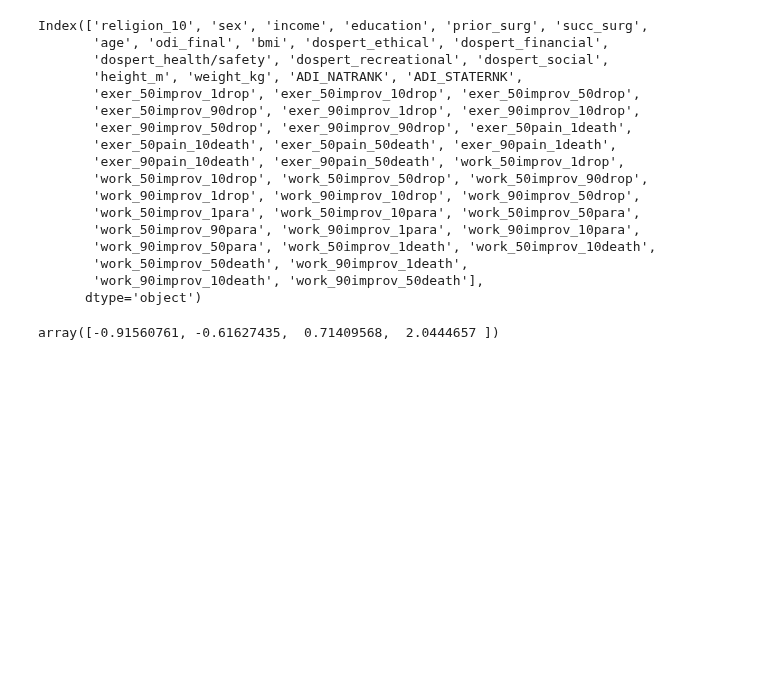
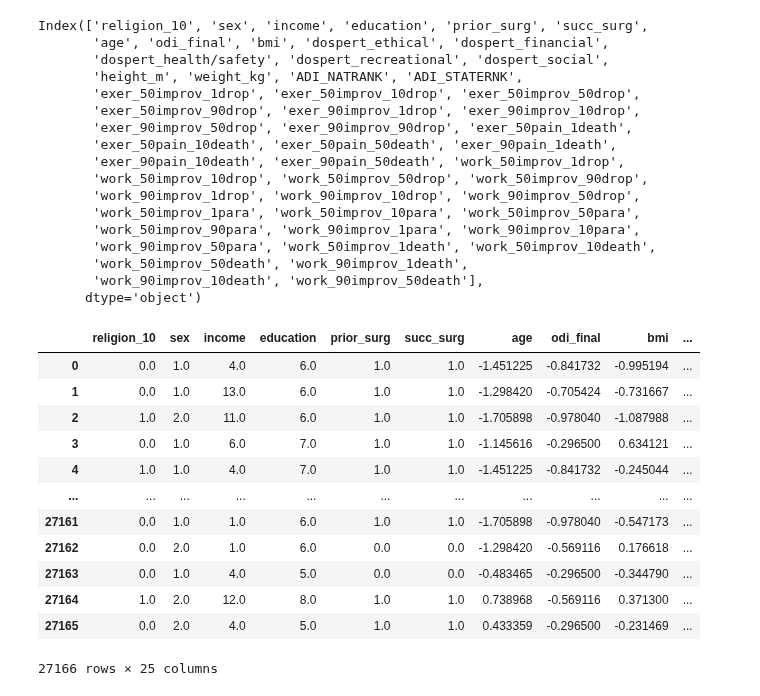
Before and after one commit to evanyfyip/vm-spinal-risk, a Jupyter notebook: vm-spinal-risk/notebooks/step2_ml_pipeline_choice_model.ipynb, the cells around one changed output. Saved outputs shown, nothing was run; the diff lists cells and outputs as text; code cells hidden in the pictures; blank space fills up the shorter version.

```diff
--- a/vm-spinal-risk/notebooks/step2_ml_pipeline_choice_model.ipynb
+++ b/vm-spinal-risk/notebooks/step2_ml_pipeline_choice_model.ipynb
@@ -72,15 +75,43 @@ num_cols = ['pct_improv', 'pct_comp']
 # %%
 # define preprocessing pipeline
 ohe_pipe = Pipeline([
     ('onehot', OneHotEncoder(drop='first', sparse_output=False, handle_unknown='ignore'))
 ])
 
 num_pipe = Pipeline([
     ('scaler', StandardScaler())
 ])
 
 preprocessor = ColumnTransformer(
     transformers=[
         ('ohe', ohe_pipe, ohe_cols),
         ('num', num_pipe, num_cols)
     ])
+
+preprocessor.fit(data_long)  # Fit the ColumnTransformer to your data
+transformed_columns = preprocessor.get_feature_names_out(input_features=data_long.columns)
+
+processed = preprocessor.fit_transform(data_long)
+processed_df = pd.DataFrame(processed, columns=transformed_columns)
+cols = list(processed_df.columns)
+new_cols = [re.sub('^[A-z]{3}__', '', c) for c in cols]
+processed_df.columns = new_cols
+
+drop_cols = ohe_cols + num_cols + ['risk_question']
+data_long.drop(columns=drop_cols, inplace=True)
+model_data = pd.concat([data_long, processed_df], axis=1)
+model_data
+# %% [output]
+|  | religion_10 | sex | income | education | prior_surg | succ_surg | age | odi_final | bmi | ... |
+| 0 | 0.0 | 1.0 | 4.0 | 6.0 | 1.0 | 1.0 | -1.451225 | -0.841732 | -0.995194 | ... |
+| 1 | 0.0 | 1.0 | 13.0 | 6.0 | 1.0 | 1.0 | -1.298420 | -0.705424 | -0.731667 | ... |
+| 2 | 1.0 | 2.0 | 11.0 | 6.0 | 1.0 | 1.0 | -1.705898 | -0.978040 | -1.087988 | ... |
+| 3 | 0.0 | 1.0 | 6.0 | 7.0 | 1.0 | 1.0 | -1.145616 | -0.296500 | 0.634121 | ... |
+| 4 | 1.0 | 1.0 | 4.0 | 7.0 | 1.0 | 1.0 | -1.451225 | -0.841732 | -0.245044 | ... |
+| ... | ... | ... | ... | ... | ... | ... | ... | ... | ... | ... |
+| 27161 | 0.0 | 1.0 | 1.0 | 6.0 | 1.0 | 1.0 | -1.705898 | -0.978040 | -0.547173 | ... |
+| 27162 | 0.0 | 2.0 | 1.0 | 6.0 | 0.0 | 0.0 | -1.298420 | -0.569116 | 0.176618 | ... |
+| 27163 | 0.0 | 1.0 | 4.0 | 5.0 | 0.0 | 0.0 | -0.483465 | -0.296500 | -0.344790 | ... |
+| 27164 | 1.0 | 2.0 | 12.0 | 8.0 | 1.0 | 1.0 | 0.738968 | -0.569116 | 0.371300 | ... |
+| 27165 | 0.0 | 2.0 | 4.0 | 5.0 | 1.0 | 1.0 | 0.433359 | -0.296500 | -0.231469 | ... |
+27166 rows × 25 columns
@@ -90,13 +117,0 @@ transformed_columns = preprocessor.get_feature_names_out(input_features=data_lon
-# %%
-processed = preprocessor.fit_transform(data_long)
-processed_df = pd.DataFrame(processed, columns=transformed_columns)
-cols = list(processed_df.columns)
-new_cols = [re.sub('^[A-z]{3}__', '', c) for c in cols]
-processed_df.columns = new_cols
-
-drop_cols = ohe_cols + num_cols + ['risk_question']
-data_long.drop(columns=drop_cols, inplace=True)
-data_long = pd.concat([data_long, processed_df], axis=1)
-data_long.pct_comp.unique()
-# %% [output]
-array([-0.91560761, -0.61627435,  0.71409568,  2.0444657 ])
```
Also changed, not shown: parts of 24 cells of this notebook.
